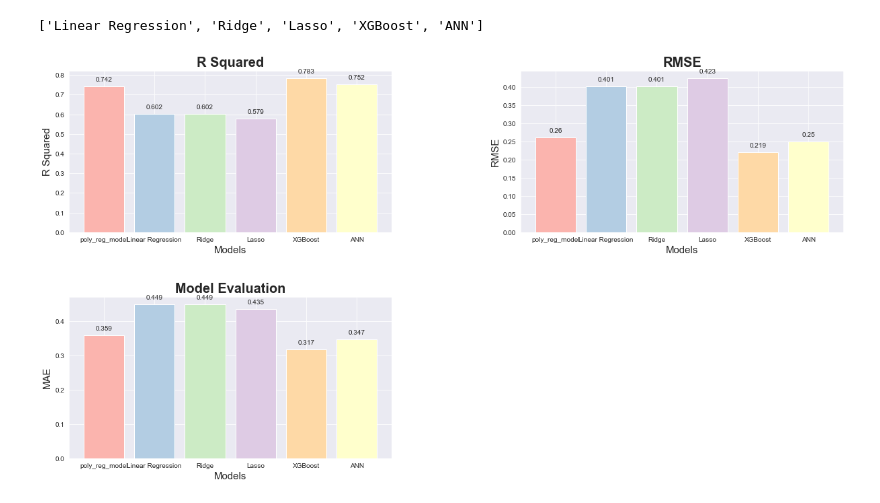
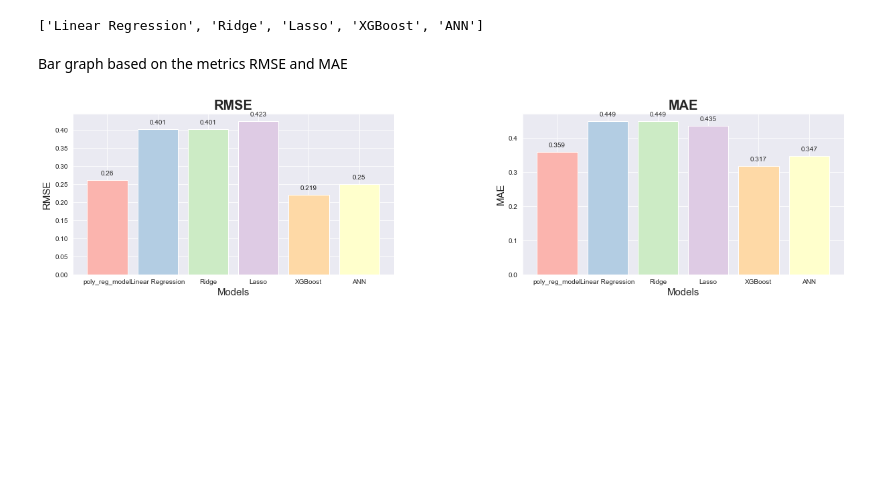
Before and after one commit to fagami1423/astoroid-diameter-prediction, a Jupyter notebook: final assignment.ipynb, the cells around one changed output. Drawn from its saved outputs; the diff is of its cells as text; code cells hidden in the pictures; blank space fills up the shorter version.

```diff
--- a/final assignment.ipynb
+++ b/final assignment.ipynb
@@ -700,38 +700,38 @@ mae = metrics_df.loc['mae'].to_dict()
 # %%
 colors = ['#fbb4ae', '#b3cde3', '#ccebc5', '#decbe4', '#fed9a6', '#ffffcc', '#e5d8bd', '#fddaec', '#f2f2f2']
 # %%
-index = ['R Squared','RMSE','MAE']
-mets = [r2,rmse,mae]
+index = ['RMSE','MAE']
+mets = [rmse,mae]
 # %%
 columns = list(metrics.keys())[1:]
 # columns.delete('poly_reg_model')
 columns
 # %% [output]
 ['Linear Regression', 'Ridge', 'Lasso', 'XGBoost', 'ANN']
+# %% [markdown]
+Bar graph based on the metrics RMSE and MAE
 # %%
 plt.figure(figsize=(20,10))
 
 for i, metric in enumerate(mets):
 
     ax = plt.subplot(2, 2, i+1)
     ax.bar(list(metric.keys()), list(metric.values()), color=colors, align='center')
     ax.set_title(index[i],fontsize=20,fontweight='bold')
     ax.set_xlabel('Models',fontsize=15)
     ax.set_ylabel(index[i],fontsize=15)
-    # ax.set_xticklabels(columns,rotation=15)
     ax.set_alpha(0.5)
-    # ax.set_xticks(rotate=70)
     for bar in ax.patches:
         ax.annotate(str(bar.get_height()), (bar.get_x() + bar.get_width() / 2., bar.get_height()), ha='center', va='center', xytext=(0, 10), textcoords='offset points')
 
 plt.subplots_adjust(left=0.1,
                     bottom=0.1,
                     right=0.9,
                     top=0.9,
                     wspace=0.4,
                     hspace=0.4)
-plt.title('Model Evaluation',fontsize=20,fontweight='bold')
+# plt.title('Model Evaluation',fontsize=20,fontweight='bold')
 plt.savefig('metrics.png')
 plt.show()
 # %% [output]
-[figure, old version]
+[figure, new version]
```
Also changed, not shown: 2 other files.
